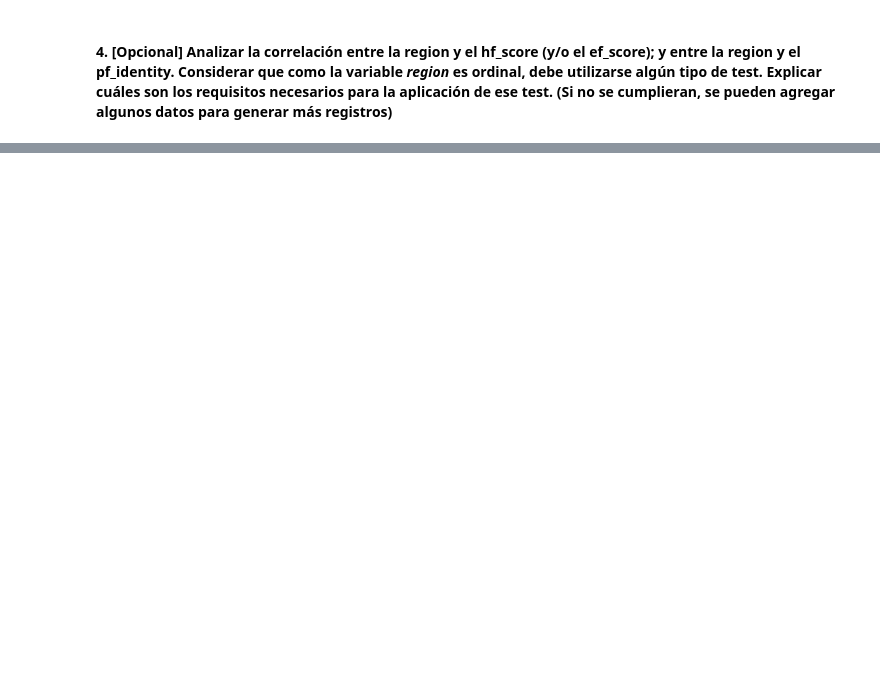
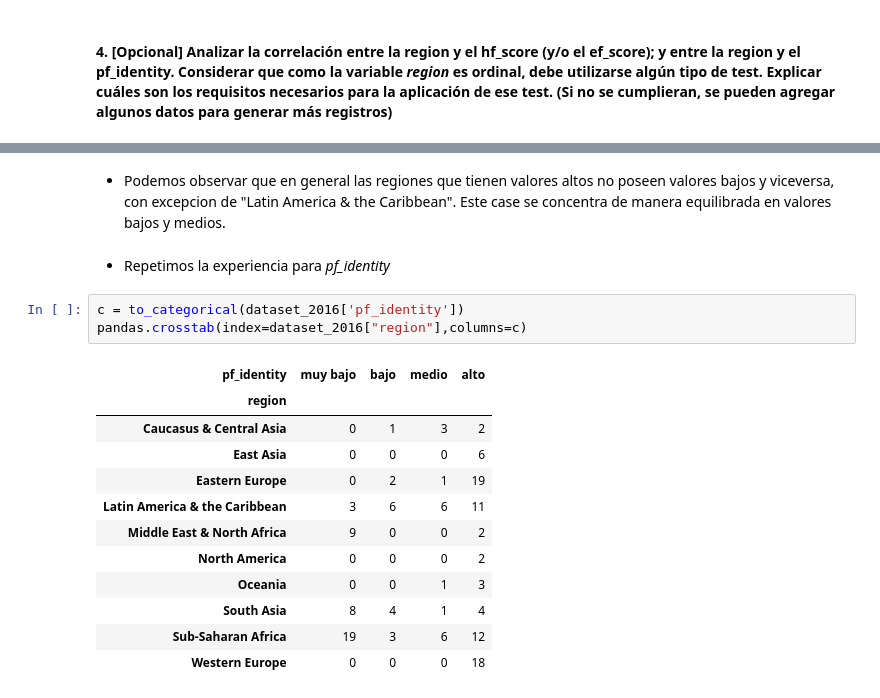
Before and after one commit to manquius/diplodatos_ayv, a Jupyter notebook: 02_practico_I.ipynb, the cells around one changed output, grey strips where cells are left out. Drawn from its saved outputs; the diff is of its cells as text; blank space fills up the shorter version.

```diff
--- a/02_practico_I.ipynb
+++ b/02_practico_I.ipynb
@@ -760,0 +822,20 @@ Utilizando spearmanr vemos que para los casos de combinación de estas variable,
+# %% [markdown]
+- Podemos observar que en general las regiones que tienen valores altos no poseen valores bajos y viceversa, con excepcion de "Latin America & the Caribbean". Este case se concentra de manera equilibrada en valores bajos y medios.
+# %% [markdown]
+- Repetimos la experiencia para *pf_identity*
+# %%
+c = to_categorical(dataset_2016['pf_identity'])
+pandas.crosstab(index=dataset_2016["region"],columns=c)
+# %% [output]
+| pf_identity | muy bajo | bajo | medio | alto |
+| region |  |  |  |  |
+| Caucasus & Central Asia | 0 | 1 | 3 | 2 |
+| East Asia | 0 | 0 | 0 | 6 |
+| Eastern Europe | 0 | 2 | 1 | 19 |
+| Latin America & the Caribbean | 3 | 6 | 6 | 11 |
+| Middle East & North Africa | 9 | 0 | 0 | 2 |
+| North America | 0 | 0 | 0 | 2 |
+| Oceania | 0 | 0 | 1 | 3 |
+| South Asia | 8 | 4 | 1 | 4 |
+| Sub-Saharan Africa | 19 | 3 | 6 | 12 |
+| Western Europe | 0 | 0 | 0 | 18 |
```
Also changed, not shown: parts of 15 cells of this notebook.
